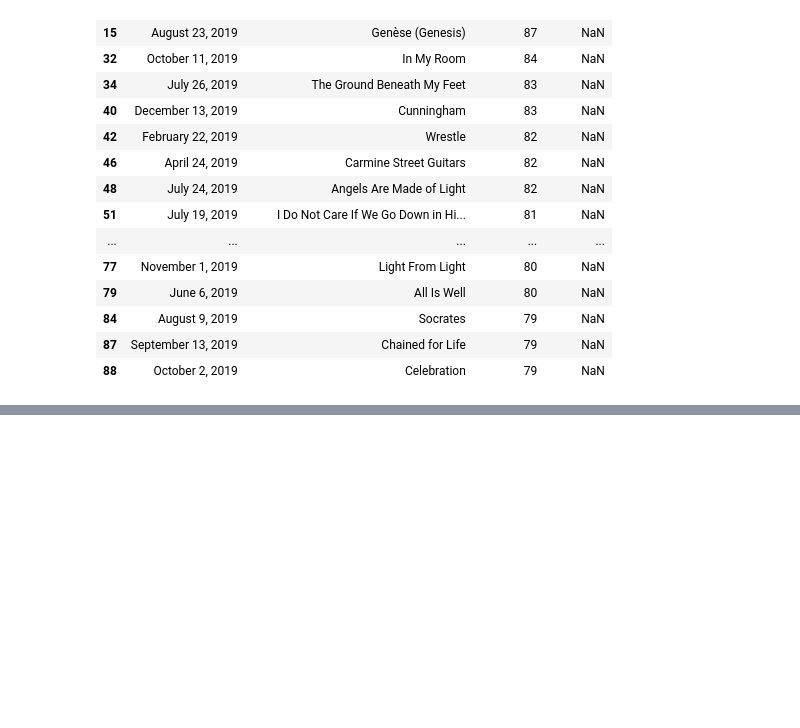
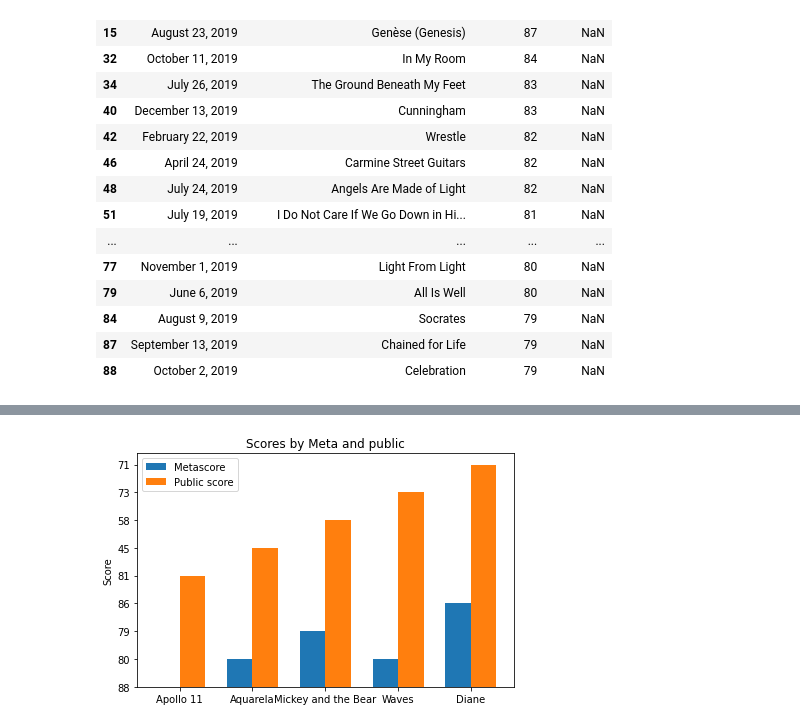
Before and after one commit to DorianMB/PythonProject, a Jupyter notebook: Scrapping.ipynb, the cells around one changed output, grey strips where cells are left out. Drawn from its saved outputs; the diff is of its cells as text; code cells hidden in the pictures; blank space fills up the shorter version.

Commit message:
Chart

```diff
--- a/Scrapping.ipynb
+++ b/Scrapping.ipynb
@@ -133,0 +164,4 @@ data[pd.isna(data["userscore"])]
+# %%
+tochart = data[pd.notna(data["userscore"])].sample(5)
+tochart['userscore'] = tochart['userscore'].astype(str).str.replace('.', '').str[0:2]
+tochart
@@ -133,0 +175,23 @@ data[pd.isna(data["userscore"])]
+# %%
+labels = tochart['title']
+metascore = tochart['metascore']
+userscore = tochart['userscore']
+
+x = np.arange(len(labels))
+width = 0.35
+
+fig, ax = plt.subplots()
+rects1 = ax.bar(x - width/2, metascore, width, label='Metascore')
+rects2 = ax.bar(x + width/2, userscore, width, label='Public score')
+
+ax.set_ylabel('Score')
+ax.set_title('Scores by Meta and public')
+ax.set_xticks(x)
+ax.set_xticklabels(labels)
+ax.legend()
+
+fig.tight_layout()
+
+plt.show()
+# %% [output]
+[figure, added]
```
Also changed, not shown: parts of 4 cells of this notebook.
